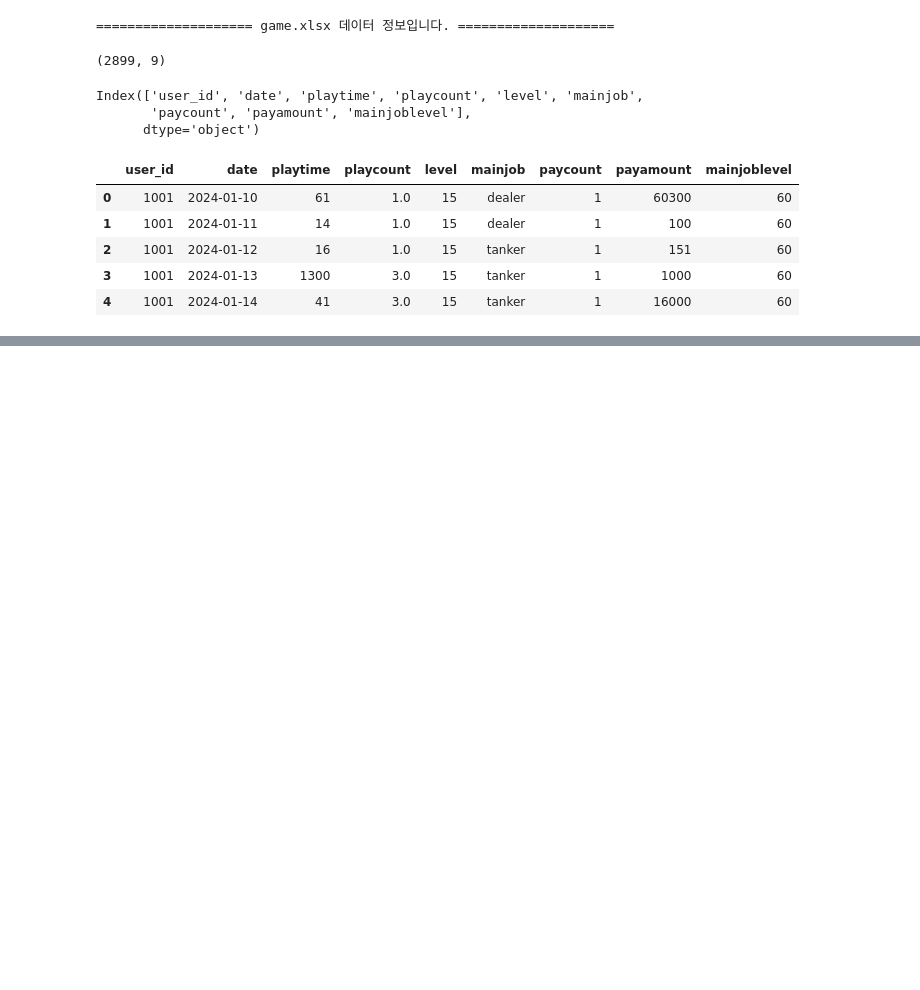
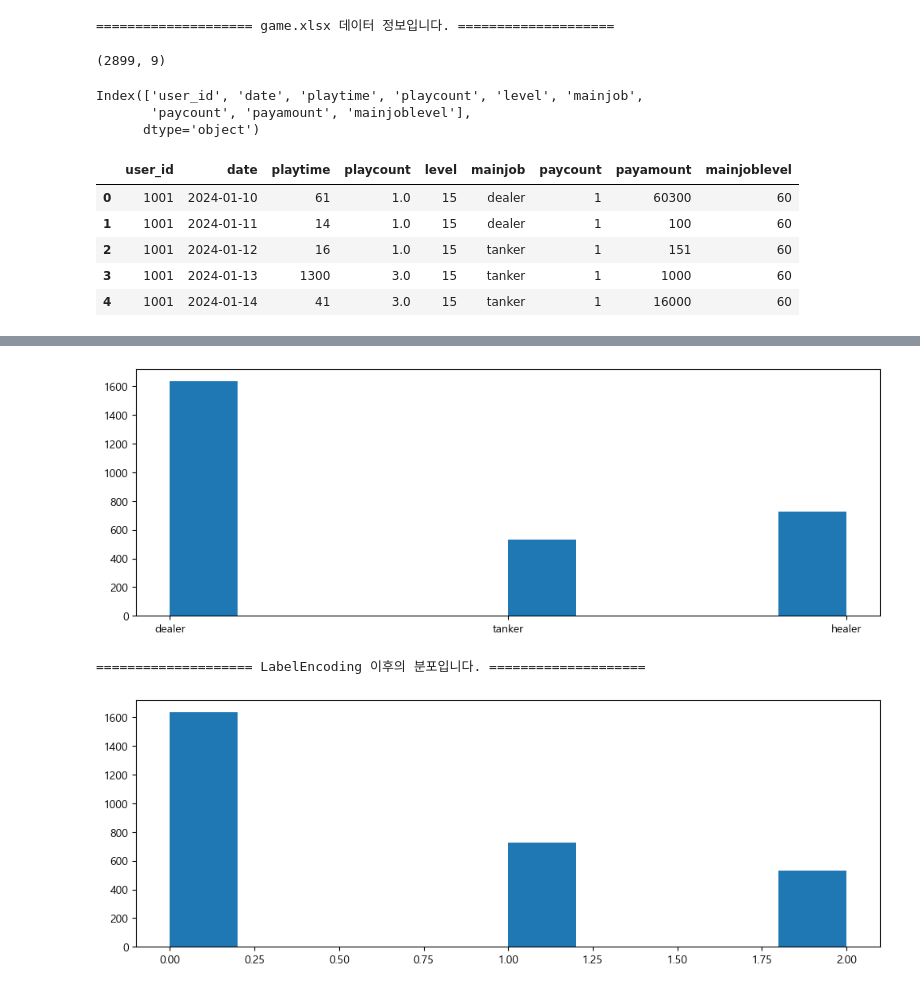
Before and after one commit to hyell2/meta, a Jupyter notebook: main.ipynb, the cells around one changed output, grey strips where cells are left out. Saved outputs shown, nothing was run; the diff lists cells and outputs as text; code cells hidden in the pictures; blank space fills up the shorter version.

```diff
--- a/main.ipynb
+++ b/main.ipynb
@@ -19,3 +19,80 @@ Index(['user_id', 'date', 'playtime', 'playcount', 'level', 'mainjob',
 | 2 | 1001 | 2024-01-12 | 16 | 1.0 | 15 | tanker | 1 | 151 | 60 |
 | 3 | 1001 | 2024-01-13 | 1300 | 3.0 | 15 | tanker | 1 | 1000 | 60 |
 | 4 | 1001 | 2024-01-14 | 41 | 3.0 | 15 | tanker | 1 | 16000 | 60 |
+# %%
+# features: 지정한 6개 컬럼만 선택
+features = tmp_df[['playtime', 'playcount', 'level', 'paycount', 'payamount', 'mainjoblevel']]
+
+
+target = tmp_df['mainjob']
+
+print('='*20, 'features 정보입니다.', '='*20)
+print(features.shape)       # (2899, 6)
+display(features.head())
+
+print('='*20, 'target 정보입니다.', '='*20)
+print(target.shape)
+display(target.head())
+
+from sklearn.model_selection import train_test_split
+
+# 데이터 분할
+X_train, X_test, y_train, y_test = train_test_split(
+    features, target,
+    test_size=0.2,
+    random_state=42
+)
+
+
+
+print('='*20, '분할 이후 train 데이터 크기입니다.', '='*20)
+print(X_train.shape)  # (2134, 6)
+print(y_train.shape)  # (2134,)
+
+
+
+print('='*20, '분할 이후 test 데이터 크기입니다.', '='*20)
+print(X_test.shape)   # (586, 6)
+print(y_test.shape)   # (586,)
+
+
+
+print('='*20, 'train 데이터와 test 데이터 비율 계산 결과입니다.', '='*20)
+total_count = len(features)
+train_ratio = len(X_train) / total_count
+test_ratio = len(X_test) / total_count
+
+print(train_ratio)
+print(test_ratio)
+
+from sklearn.preprocessing import LabelEncoder
+
+# LabelEncoder 객체 생성
+le = LabelEncoder()
+
+# target 데이터(Label) 인코딩
+target_encoded = le.fit_transform(target)
+
+import pandas as pd
+import matplotlib.pyplot as plt
+
+plt.rcParams['font.family'] = 'Malgun Gothic'
+
+
+# 분포 확인 (이전)
+print('='*20, 'LabelEncoding 이전의 분포입니다.', '='*20)
+
+plt.figure(figsize=(12, 4))
+#target.hist()
+pd.Series(target).hist()
+plt.grid(False)
+plt.show()
+
+# 분포 확인 (이후)
+print('='*20, 'LabelEncoding 이후의 분포입니다.', '='*20)
+
+plt.figure(figsize=(12, 4))
+pd.Series(target_encoded).hist()
+plt.grid(False)
+plt.show()
+# %% [output]
@@ -21,0 +125,3 @@ Index(['user_id', 'date', 'playtime', 'playcount', 'level', 'mainjob',
+[figure, added]
+==================== LabelEncoding 이후의 분포입니다. ====================
+[figure, added]
```
Also changed, not shown: parts of 1 cell of this notebook.
